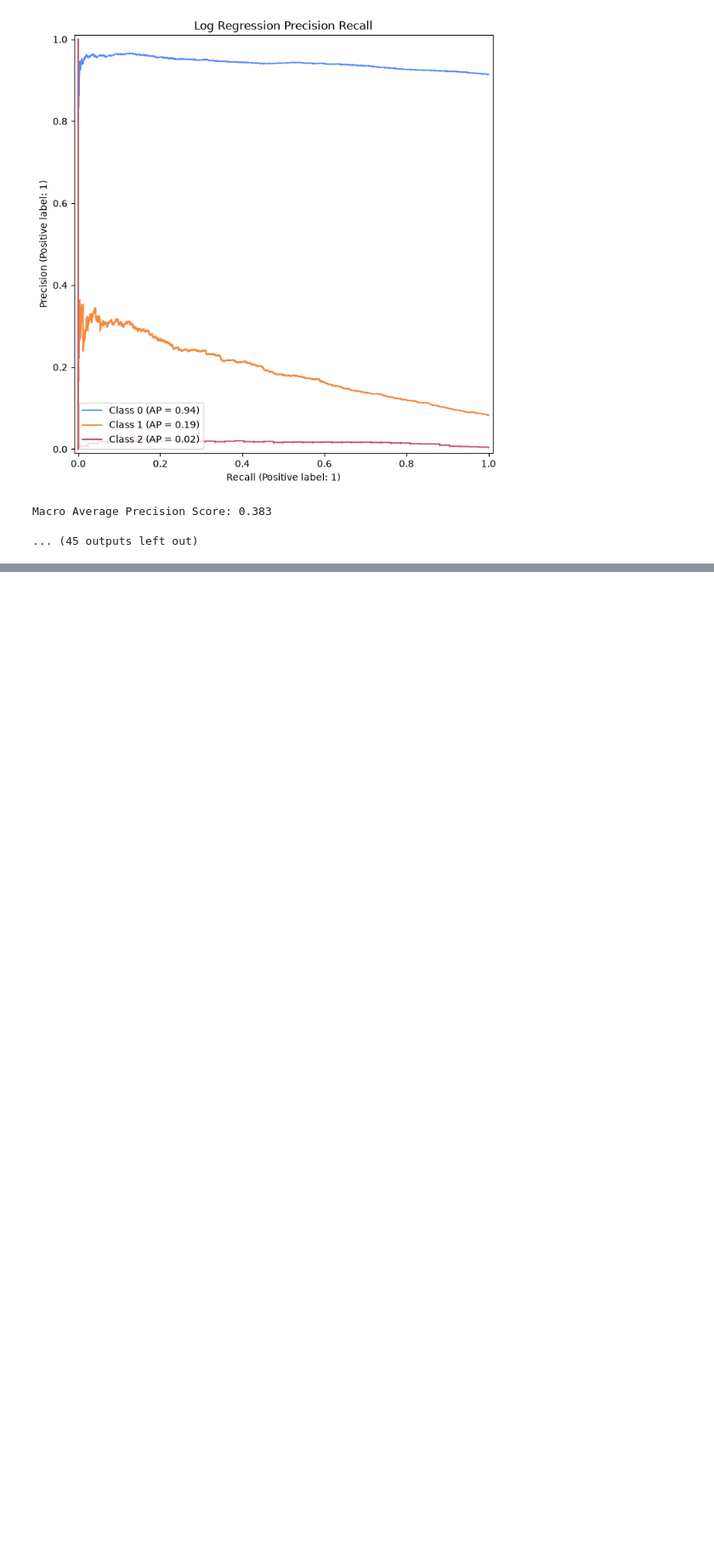
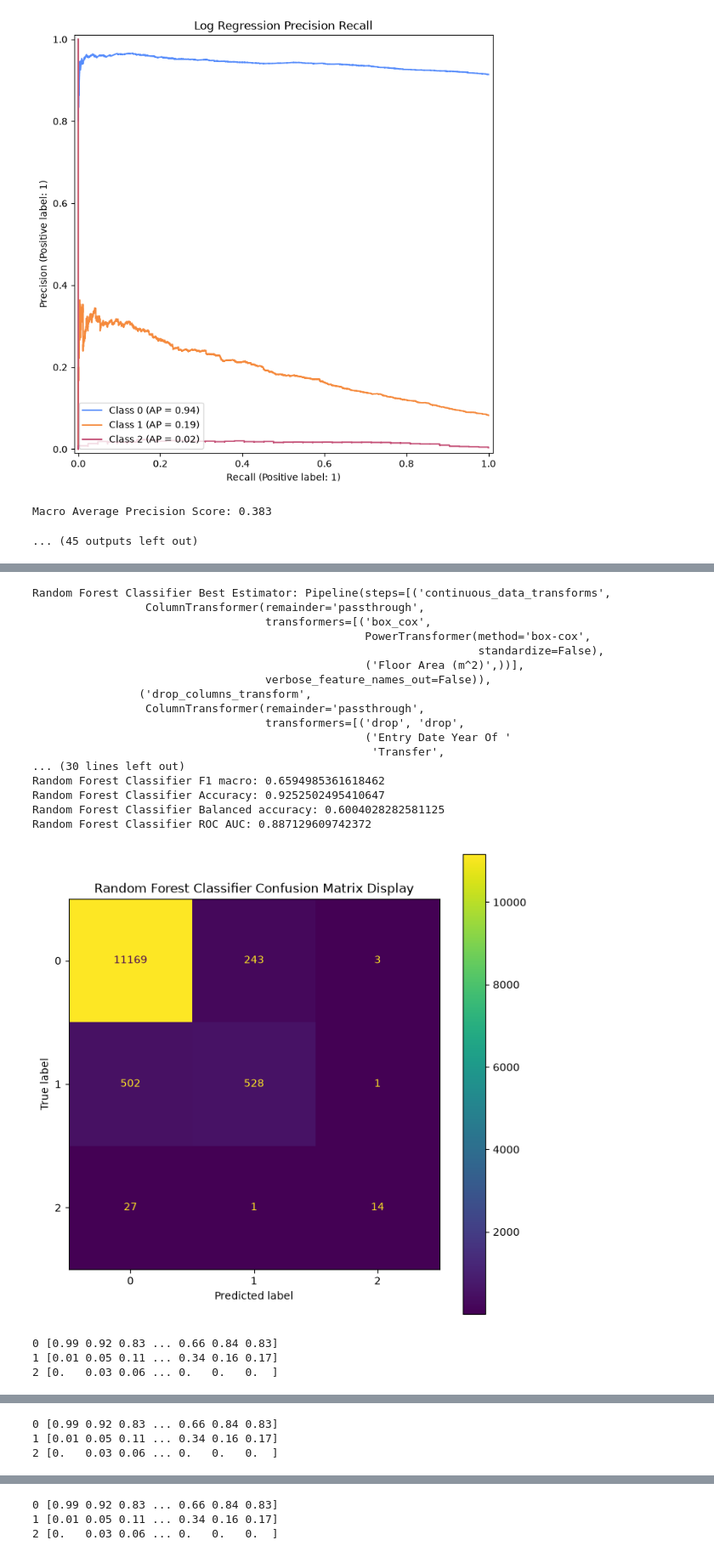
Before and after one commit to awylie199/csm500_project, a Jupyter notebook: notebooks/model_development.ipynb, the cells around one changed output, grey strips where cells are left out. Shown at 85% size. Saved outputs shown, nothing was run; the diff lists cells and outputs as text; code cells hidden in the pictures; blank space fills up the shorter version.

```diff
--- a/notebooks/model_development.ipynb
+++ b/notebooks/model_development.ipynb
@@ -225,0 +247,18 @@ Macro Average Precision Score: 0.659
+# %%
+gc.collect()
+torch.cuda.empty_cache()
+
+# run_kneighbours_bagging_classifier_pipeline(build_model_pipeline, primary_x_train, primary_y_train, primary_x_test, primary_y_test)
+
+random_forest_classifier_pipeline = get_build_model_pipeline(CONTINUOUS_DATA_FIELDS, DROPPED_CATEGORIES,
+                                                             X_ORDINAL_ENCODED_CATEGORIES,
+                                                             HIGH_CARDINALITY_ENCODED_CATEGORIES,
+                                                             LOW_CARDINALITY_ENCODED_CATEGORIES)
+
+pipeline = run_random_forest_pipeline(random_forest_classifier_pipeline, physical_x_train,
+                                      physical_y_train,
+                                      physical_x_test,
+                                      physical_y_test)
+
+pipeline
+# %% [output]
@@ -225,0 +282,21 @@ Macro Average Precision Score: 0.659
+Random Forest Classifier Best Estimator: Pipeline(steps=[('continuous_data_transforms',
+                 ColumnTransformer(remainder='passthrough',
+                                   transformers=[('box_cox',
+                                                  PowerTransformer(method='box-cox',
+                                                                   standardize=False),
+                                                  ('Floor Area (m^2)',))],
+                                   verbose_feature_names_out=False)),
+                ('drop_columns_transform',
+                 ColumnTransformer(remainder='passthrough',
+                                   transformers=[('drop', 'drop',
+                                                  ('Entry Date Year Of '
+                                                   'Transfer',
+... (30 lines left out)
+Random Forest Classifier F1 macro: 0.6594985361618462
+Random Forest Classifier Accuracy: 0.9252502495410647
+Random Forest Classifier Balanced accuracy: 0.6004028282581125
+Random Forest Classifier ROC AUC: 0.887129609742372
+[figure, added]
+0 [0.99 0.92 0.83 ... 0.66 0.84 0.83]
+1 [0.01 0.05 0.11 ... 0.34 0.16 0.17]
+2 [0.   0.03 0.06 ... 0.   0.   0.  ]
@@ -225,0 +304,3 @@ Macro Average Precision Score: 0.659
+0 [0.99 0.92 0.83 ... 0.66 0.84 0.83]
+1 [0.01 0.05 0.11 ... 0.34 0.16 0.17]
+2 [0.   0.03 0.06 ... 0.   0.   0.  ]
@@ -225,0 +308,3 @@ Macro Average Precision Score: 0.659
+0 [0.99 0.92 0.83 ... 0.66 0.84 0.83]
+1 [0.01 0.05 0.11 ... 0.34 0.16 0.17]
+2 [0.   0.03 0.06 ... 0.   0.   0.  ]
```
Also changed, not shown: parts of 4 cells of this notebook, 4 other files.
